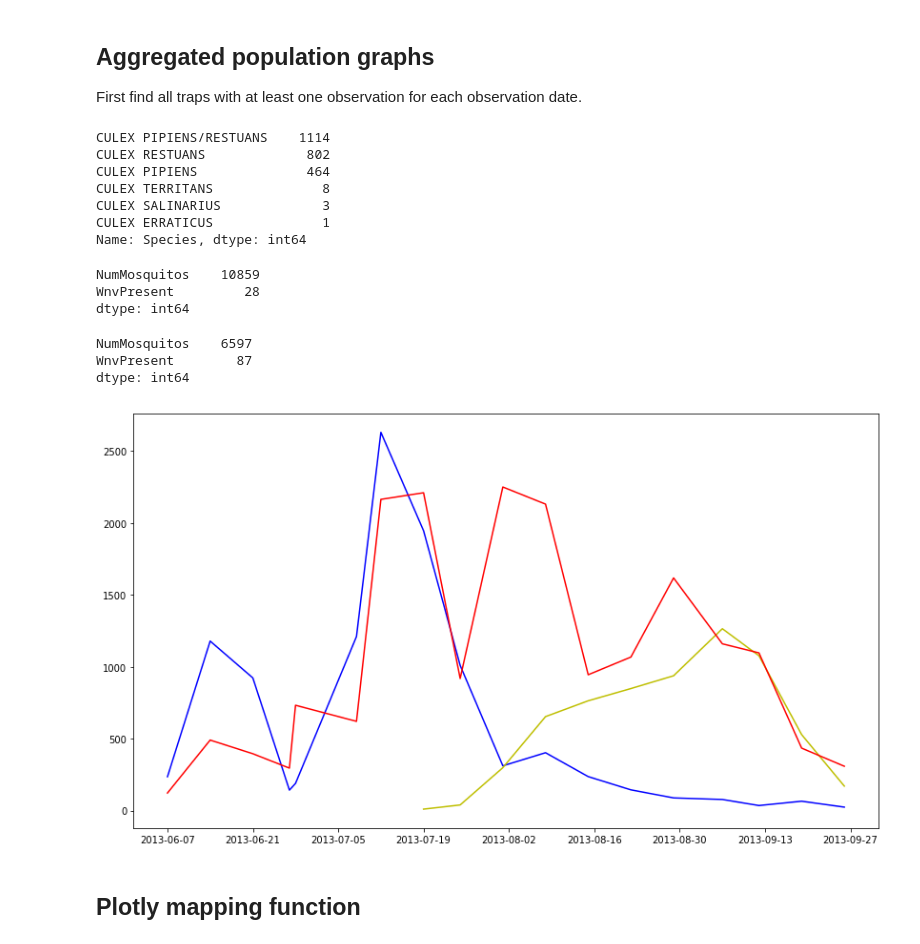
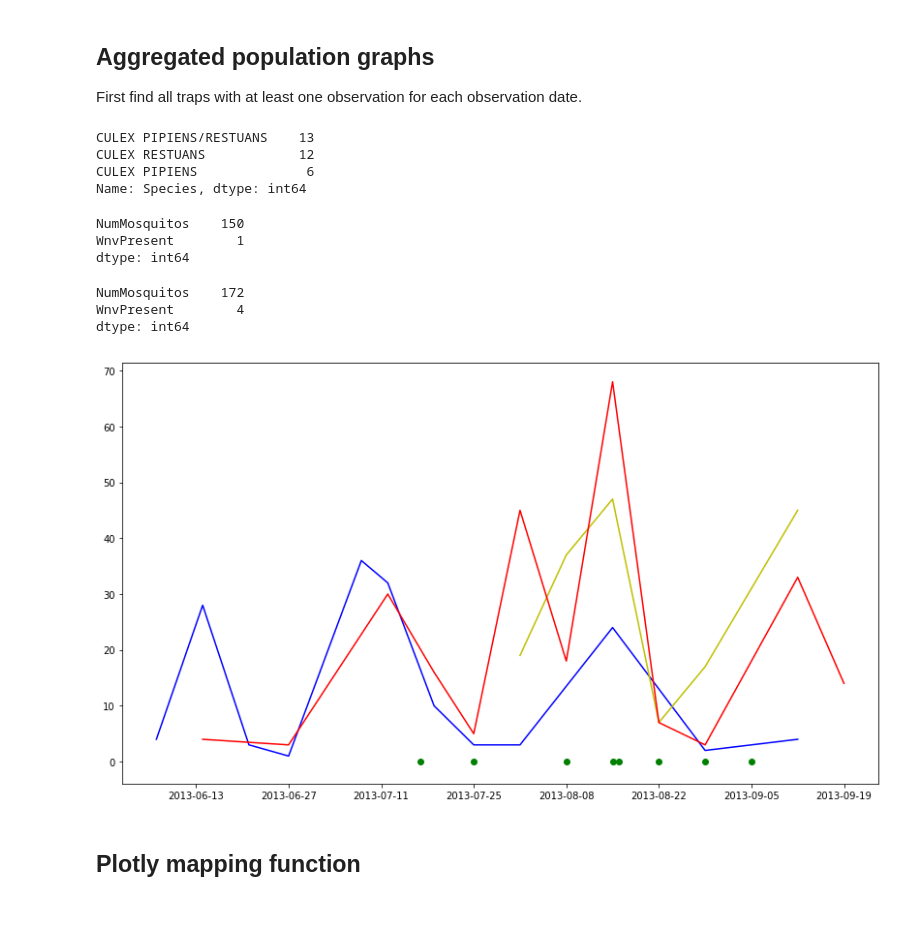
Before and after one commit to harryconnelly/westnilevirus, a Jupyter notebook: Code/EDA-Owen.ipynb, the cells around one changed output. Cells and saved outputs as stored; diff of their text form; code cells hidden in the pictures; blank space fills up the shorter version.

```diff
--- a/Code/EDA-Owen.ipynb
+++ b/Code/EDA-Owen.ipynb
@@ -150,4 +168,9 @@ train_2013 = train_df[train_df['Date'].str.contains('2013')]
 spray_2013 = spray_df[spray_df['Date'].str.contains('2013')]
+# %%
+train_2013.index = pd.to_datetime(train_2013.index)
+spray_2013.index = pd.to_datetime(spray_2013.index)
+train_2013.to_csv('../input/transformed_input/train_2013')
+spray_2013.to_csv('../input/transformed_input/spray_2013')
 # %%
 dates_2013 = pd.to_datetime(train_2013['Date'].value_counts().index)
 
@@ -166,8 +189,10 @@ def get_species_dfs (train_year):
     good_traps = []
     for trap in traps:
         number_of_dates = train_year[train_year['Trap'] == trap]['Date'].value_counts().shape[0]
-        if number_of_dates>=0:
+        if number_of_dates>=16:
             good_traps.append(trap)
+
+    good_traps = ['T028']
 
     train_year_good = train_year[train_year['Trap'].isin(good_traps)]
 
@@ -186,12 +211,9 @@ train_year = train_df[train_df['Date'].str.contains('2013')]
 both_df, restuans_df, pipiens_df = get_species_dfs(train_year)
 # both_df, restuans_df, pipiens_df= get_species_dfs(train_2013)
 # %% [output]
-CULEX PIPIENS/RESTUANS    1114
-CULEX RESTUANS             802
-CULEX PIPIENS              464
-CULEX TERRITANS              8
-CULEX SALINARIUS             3
-CULEX ERRATICUS              1
+CULEX PIPIENS/RESTUANS    13
+CULEX RESTUANS            12
+CULEX PIPIENS              6
 Name: Species, dtype: int64
 # %%
 def df_totals (df):
@@ -209,11 +231,11 @@ def df_totals (df):
 display(df_totals(restuans_df).sum())
 df_totals(pipiens_df).sum()
 # %% [output]
-NumMosquitos    10859
-WnvPresent         28
+NumMosquitos    150
+WnvPresent        1
 dtype: int64
-NumMosquitos    6597
-WnvPresent        87
+NumMosquitos    172
+WnvPresent        4
 dtype: int64
 # %%
 both_totals = df_totals(both_df)
@@ -222,11 +244,11 @@ pipiens_totals = df_totals(pipiens_df)
 # %%
 fig, ax = plt.subplots(figsize=(14,8))
 plt.plot(restuans_totals.index, restuans_totals['NumMosquitos'], c='b')
 plt.plot(pipiens_totals.index, pipiens_totals['NumMosquitos'], c='y')
 plt.plot(both_totals.index, both_totals['NumMosquitos'], c='r');
-# plt.scatter(pd.to_datetime(spray_2013['Date'].value_counts().index), spray_2013['Date'].value_counts(), c='g');
+plt.scatter(pd.to_datetime(spray_2013['Date'].value_counts().index), spray_2013['Date'].value_counts()*0, c='g');
 # %% [output]
-[figure, old version]
+[figure, new version]
 # %% [markdown]
 ## Plotly mapping function
 # %%
```
Also changed, not shown: parts of 4 cells of this notebook, 2 other files.
